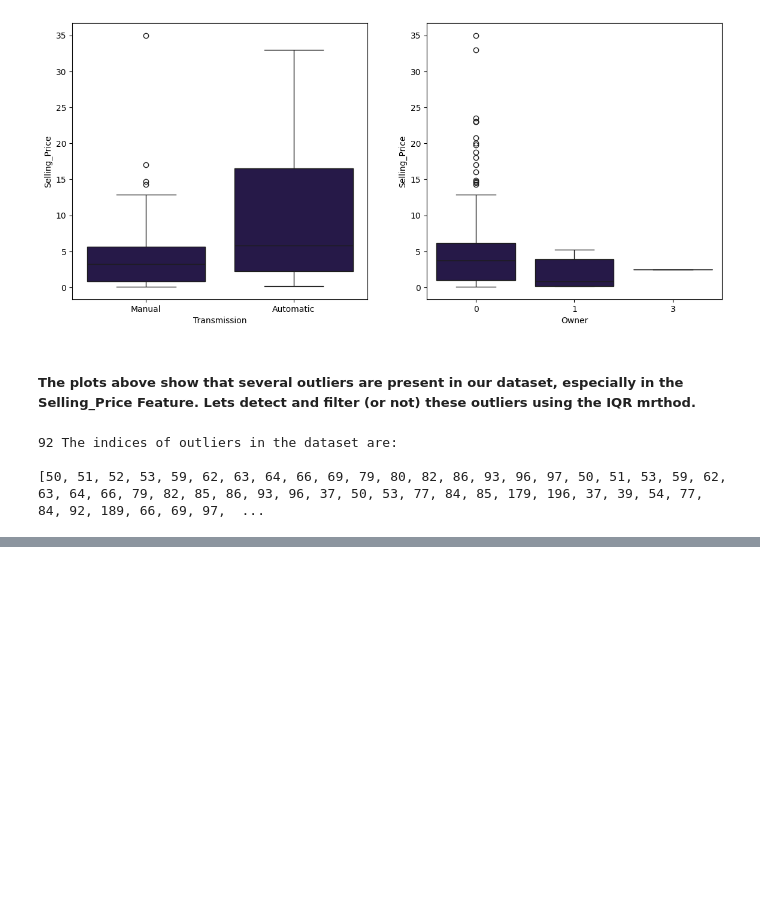
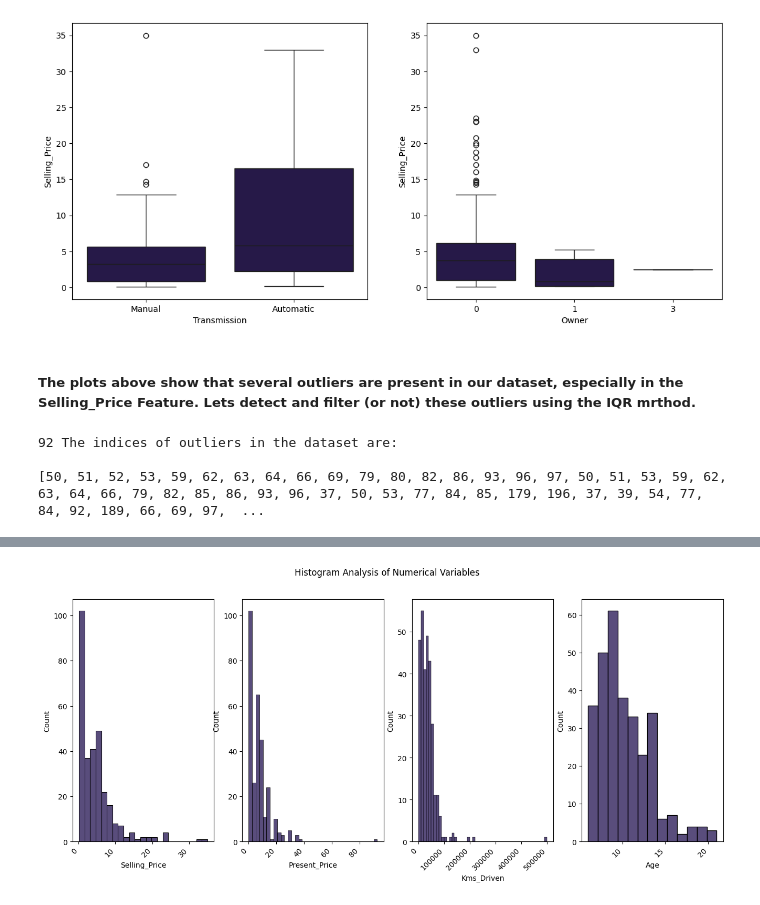
Before and after one commit to youzaina001/ML_supervised, a Jupyter notebook: Simple_Linear_Regression_sklearn.ipynb, the cells around one changed output, grey strips where cells are left out. Cells and saved outputs as stored; diff of their text form; code cells hidden in the pictures; blank space fills up the shorter version.

```diff
--- a/Simple_Linear_Regression_sklearn.ipynb
+++ b/Simple_Linear_Regression_sklearn.ipynb
@@ -212,0 +208,16 @@ print('{} The indices of outliers in the dataset are:\n\n{}'.format(len(outliers
+# %%
+# Univariate Analysis of Numerical Variables
+
+numerical_columns = ['Selling_Price', 'Present_Price', 'Kms_Driven', 'Age']
+
+sb.set_palette("magma")
+fig, axes = plt.subplots(1, 4, figsize=(16, 6))
+
+for i, column in enumerate(numerical_columns):
+    sb.histplot(x=column, data=db, ax=axes[i])
+    axes[i].set_xticklabels(axes[i].get_xticklabels(), rotation=45, ha='right')
+
+plt.suptitle('Histogram Analysis of Numerical Variables')
+plt.show()
+# %% [output]
+[figure, added]
```
Also changed, not shown: parts of 7 cells of this notebook.
